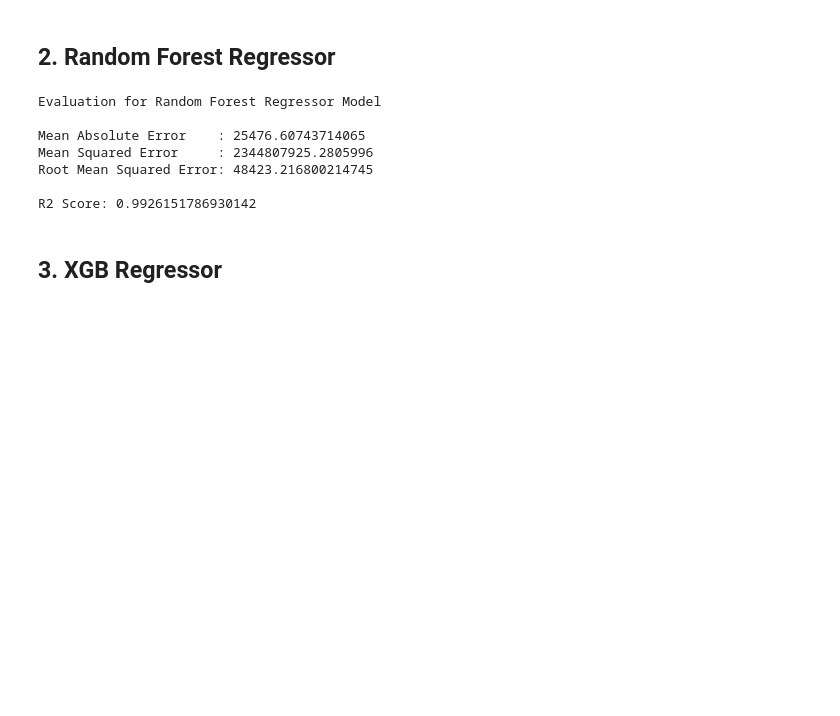
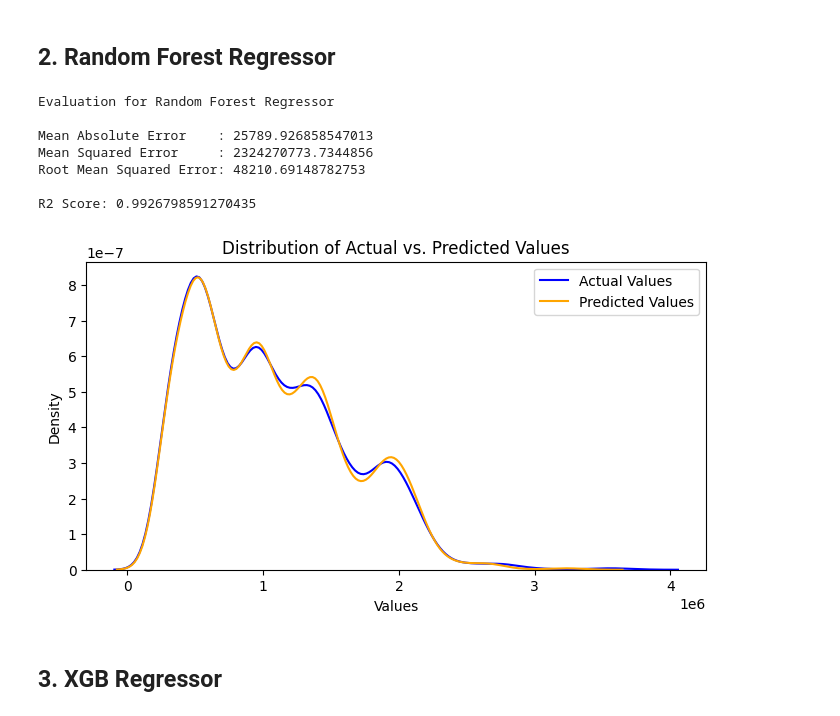
Before and after one commit to rydzze/Regression-Decision-Tree-on-Walmart-Dataset, a Jupyter notebook: regression-decision-tree.ipynb, the cells around one changed output. Saved outputs shown, nothing was run; the diff lists cells and outputs as text; code cells hidden in the pictures; blank space fills up the shorter version.

```diff
--- a/regression-decision-tree.ipynb
+++ b/regression-decision-tree.ipynb
@@ -304,17 +329,20 @@ R2 Score: 1.0
 # %%
 randomForest_regressor = RandomForestRegressor()
 randomForest_regressor.fit(X_train_transformed, y_train)
 
-print("\nEvaluation for Random Forest Regressor Model\n")
+print("\nEvaluation for Random Forest Regressor\n")
 evaluateModel(randomForest_regressor, X_train_transformed, y_train)
+
+checkModel(randomForest_regressor, X_train_transformed, y_train)
 # %% [output]
-Evaluation for Random Forest Regressor Model
+Evaluation for Random Forest Regressor
 
-Mean Absolute Error    : 25476.60743714065
-Mean Squared Error     : 2344807925.2805996
-Root Mean Squared Error: 48423.216800214745
+Mean Absolute Error    : 25789.926858547013
+Mean Squared Error     : 2324270773.7344856
+Root Mean Squared Error: 48210.69148782753
 
-R2 Score: 0.9926151786930142
+R2 Score: 0.9926798591270435
+[figure, added]
 # %% [markdown]
 ## **3. XGB Regressor**
 # %%
```
Also changed, not shown: parts of 23 cells of this notebook.
